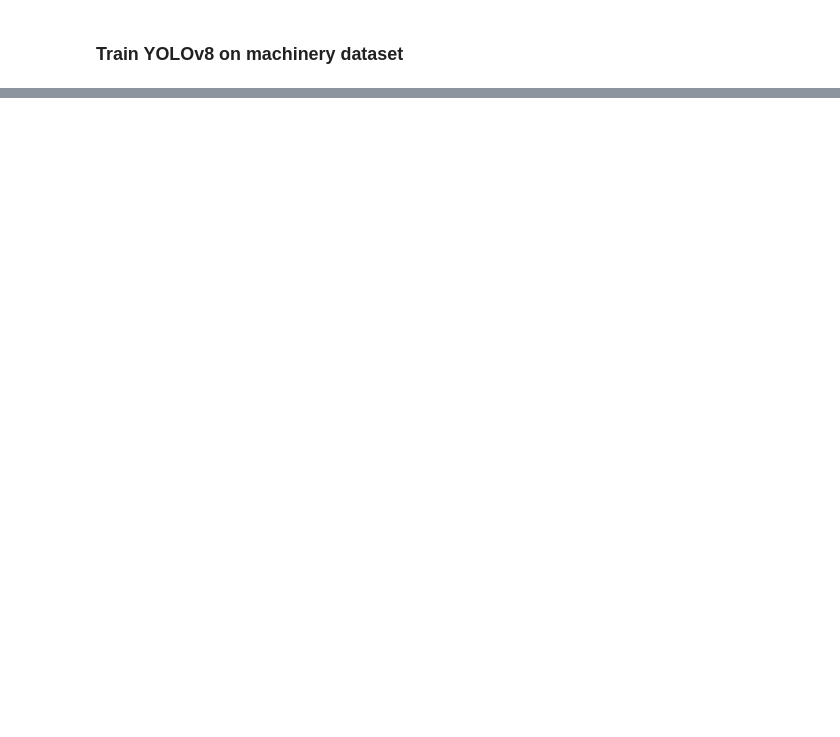
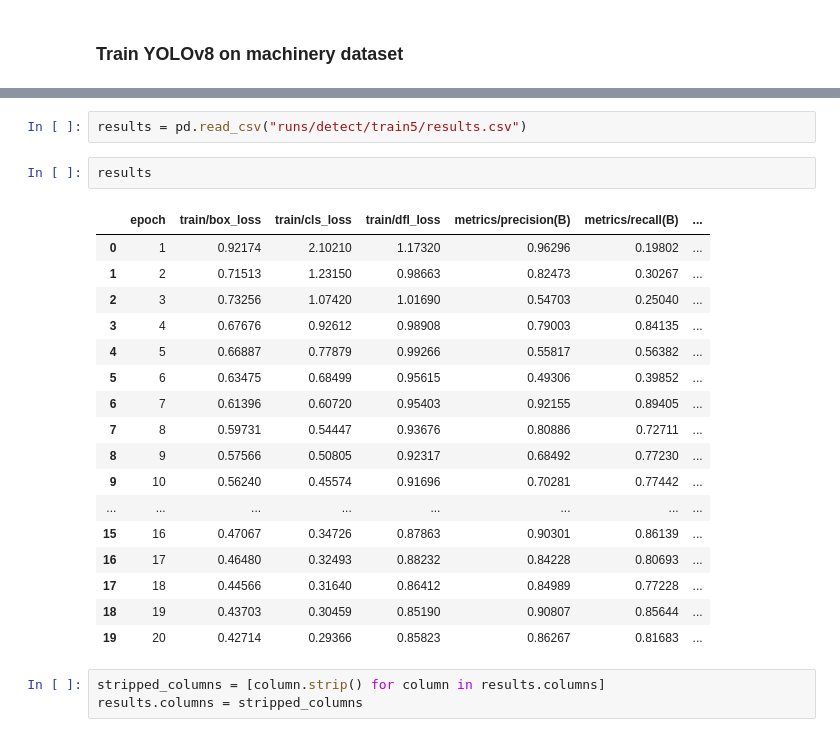
Before and after one commit to helenprokonina/Distance_project, a Jupyter notebook: test.ipynb, the cells around one changed output, grey strips where cells are left out. Cells and saved outputs as stored; diff of their text form; blank space fills up the shorter version.

```diff
--- a/test.ipynb
+++ b/test.ipynb
@@ -339,0 +304,25 @@ Overriding model.yaml nc=80 with nc=2
+# %%
+results = pd.read_csv("runs/detect/train5/results.csv")
+# %%
+results
+# %% [output]
+|  | epoch | train/box_loss | train/cls_loss | train/dfl_loss | metrics/precision(B) | metrics/recall(B) | ... |
+| 0 | 1 | 0.92174 | 2.10210 | 1.17320 | 0.96296 | 0.19802 | ... |
+| 1 | 2 | 0.71513 | 1.23150 | 0.98663 | 0.82473 | 0.30267 | ... |
+| 2 | 3 | 0.73256 | 1.07420 | 1.01690 | 0.54703 | 0.25040 | ... |
+| 3 | 4 | 0.67676 | 0.92612 | 0.98908 | 0.79003 | 0.84135 | ... |
+| 4 | 5 | 0.66887 | 0.77879 | 0.99266 | 0.55817 | 0.56382 | ... |
+| 5 | 6 | 0.63475 | 0.68499 | 0.95615 | 0.49306 | 0.39852 | ... |
+| 6 | 7 | 0.61396 | 0.60720 | 0.95403 | 0.92155 | 0.89405 | ... |
+| 7 | 8 | 0.59731 | 0.54447 | 0.93676 | 0.80886 | 0.72711 | ... |
+| 8 | 9 | 0.57566 | 0.50805 | 0.92317 | 0.68492 | 0.77230 | ... |
+| 9 | 10 | 0.56240 | 0.45574 | 0.91696 | 0.70281 | 0.77442 | ... |
+| ... | ... | ... | ... | ... | ... | ... | ... |
+| 15 | 16 | 0.47067 | 0.34726 | 0.87863 | 0.90301 | 0.86139 | ... |
+| 16 | 17 | 0.46480 | 0.32493 | 0.88232 | 0.84228 | 0.80693 | ... |
+| 17 | 18 | 0.44566 | 0.31640 | 0.86412 | 0.84989 | 0.77228 | ... |
+| 18 | 19 | 0.43703 | 0.30459 | 0.85190 | 0.90807 | 0.85644 | ... |
+| 19 | 20 | 0.42714 | 0.29366 | 0.85823 | 0.86267 | 0.81683 | ... |
+# %%
+stripped_columns = [column.strip() for column in results.columns]
+results.columns = stripped_columns
```
Also changed, not shown: parts of 25 cells of this notebook.
